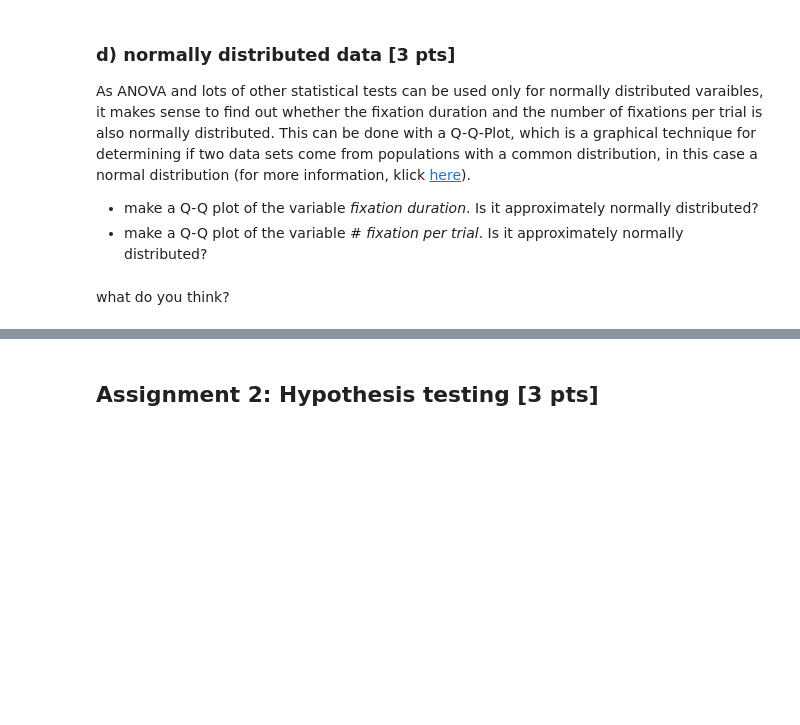
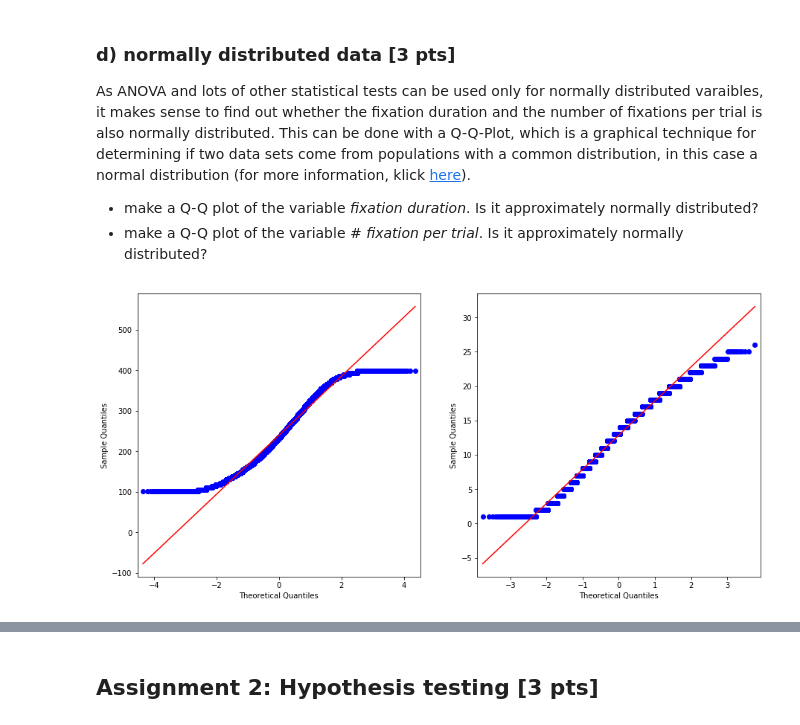
Before and after one commit to NBP-ACC/week-7-acc_5, a Jupyter notebook: Sheet05.ipynb, the cells around one changed output, grey strips where cells are left out. Saved outputs shown, nothing was run; the diff lists cells and outputs as text; code cells hidden in the pictures; blank space fills up the shorter version.

```diff
--- a/Sheet05.ipynb
+++ b/Sheet05.ipynb
@@ -100,20 +92,32 @@ df_category_count.head()
 # %%
+# count number of fixations in a category
+category_fixations = df.groupby('category', as_index=False).agg({'fix': 'count'})
+
+# create new column with renamed categories
 categories = {7:'Natural', 8:'Urban', 10:'Fractals', 11:'Pink-noise'}
 df['categoryname'] = df['category'].map(categories)
 
 # remove rows that have incorrect start or time value
 df = df[(df['start'] > 0) & (df['start'] < 6000)]
+
 # remove NAN rows
 df = df.dropna()
+
 # add duration column
 df['duration'] = df["end"] - df["start"]
 
-df_cleaned = df[(df["duration"] > 100) & (df["duration"] < 400)]
+# remove rows with unrealistic duration values
+df = df[(df["duration"] > 100) & (df["duration"] < 400)]
 
-new_count = df_cleaned.groupby("category").agg({'category': 'count'})
+# count number of fixations again
+new_count = df.groupby('category', as_index=False).agg({'fix': 'count'})
 
-# for all categories
-cats = [7.0, 8.0, 10.0, 11.0]
+# print old and new number of fixations
+print("\nOLD NR OF FIXATIONS")
+print(category_fixations.head())
+print("\nNEW NR OF FIXATIONS")
+print(new_count.head())
+# print the difference
 print("deleted rows:")
-[print(x, df_category_count['category'][x] - new_count['category'][x]) for x in cats]
+print(category_fixations['fix'] - new_count['fix'])
 # %% [output]
@@ -162,6 +143,10 @@ count_trial.agg("count")
 # %%
-# the mean of the duration time
-print("mean duration time:", df_cleaned["duration"].mean())
-print("mean fixations:", df_cleaned["fix"].mean())
+# group by category, subID, trial and count the fixations for each trial
+count_trial = df.groupby(['category', 'SUBJECTINDEX', 'filenumber'], as_index=False).agg({'fix': 'count'})
+
+# print mean of the duration time
+print("mean duration time:", df["duration"].mean())
+# print mean of fixations across all trials
+print("mean fixations:", count_trial["fix"].mean())
 # %% [output]
 mean duration time: 239.93448
@@ -229,2 +208,10 @@ As ANOVA and lots of other statistical tests can be used only for normally distr
-# %% [markdown]
-what do you think?
+# %%
+fig, axes = plt.subplots(ncols=2, figsize = (15,7))
+
+# plot quantiles of fixation duration and fixation per trial against quantiles of a normal distribution
+sm.qqplot(data=df['duration'], line='r', dist='norm', ax=axes[0])
+sm.qqplot(data=count_trial['fix'], line='r', dist='norm', ax=axes[1])
+
+plt.show()
+# %% [output]
+[figure, added]
```
Also changed, not shown: parts of 18 cells of this notebook.
